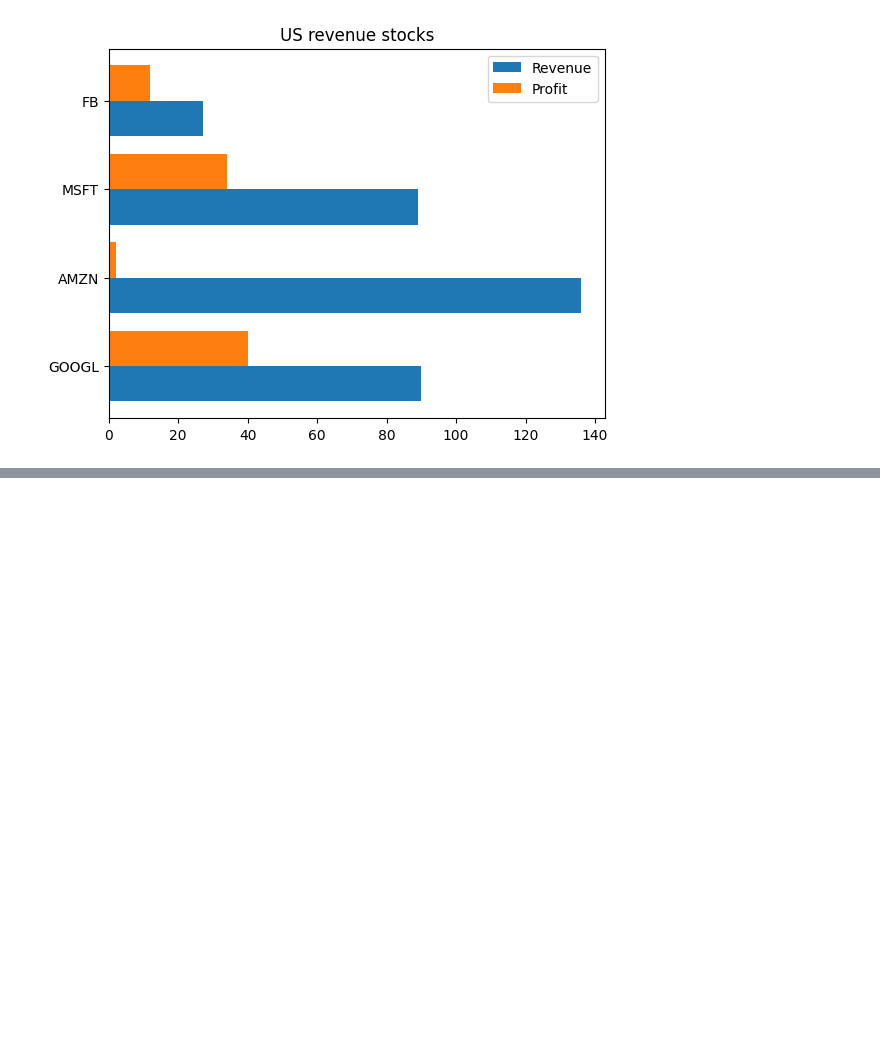
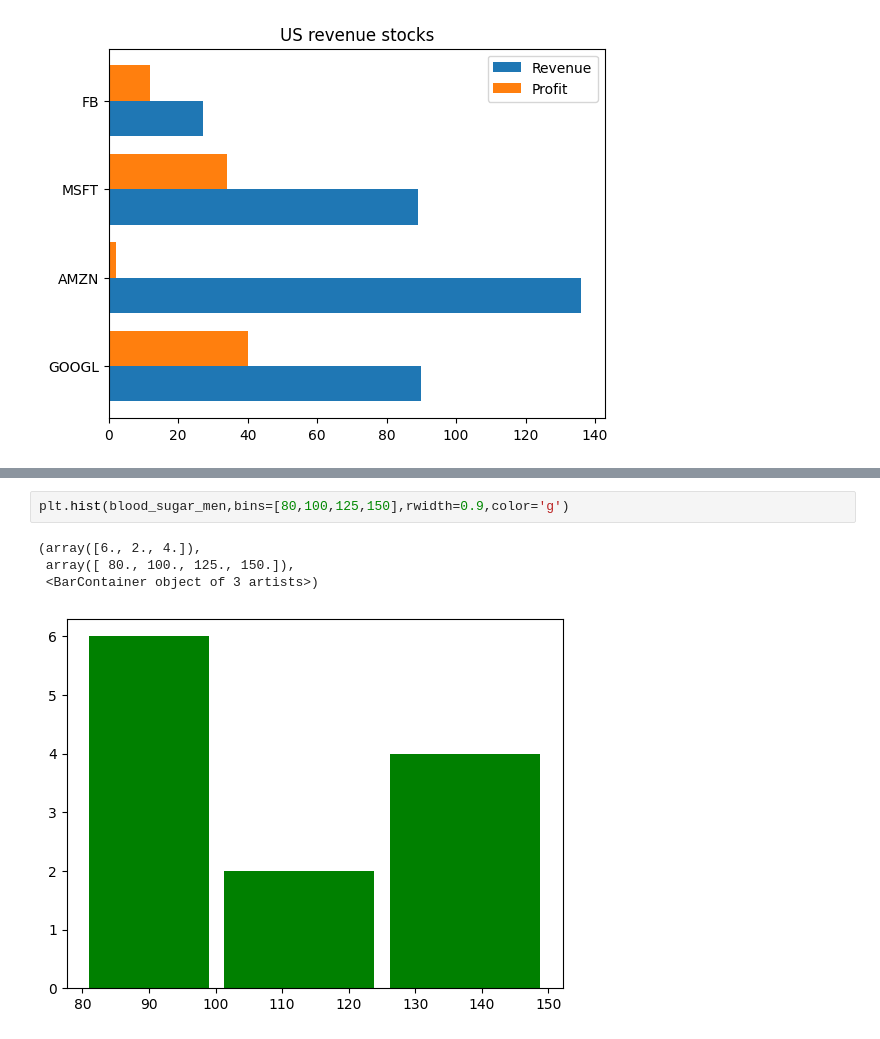
Before and after one commit to dev-jatin-mehra/Matplotlib, a Jupyter notebook: 2_bar_plot.ipynb, the cells around one changed output, grey strips where cells are left out. Drawn from its saved outputs; the diff is of its cells as text; blank space fills up the shorter version.

```diff
--- a/2_bar_plot.ipynb
+++ b/2_bar_plot.ipynb
@@ -78,0 +91,7 @@ plt.legend()
+# %%
+plt.hist(blood_sugar_men,bins=[80,100,125,150],rwidth=0.9,color='g')
+# %% [output]
+(array([6., 2., 4.]),
+ array([ 80., 100., 125., 150.]),
+ <BarContainer object of 3 artists>)
+[figure, added]
```
Also changed, not shown: parts of 6 cells of this notebook, 1 other file.
